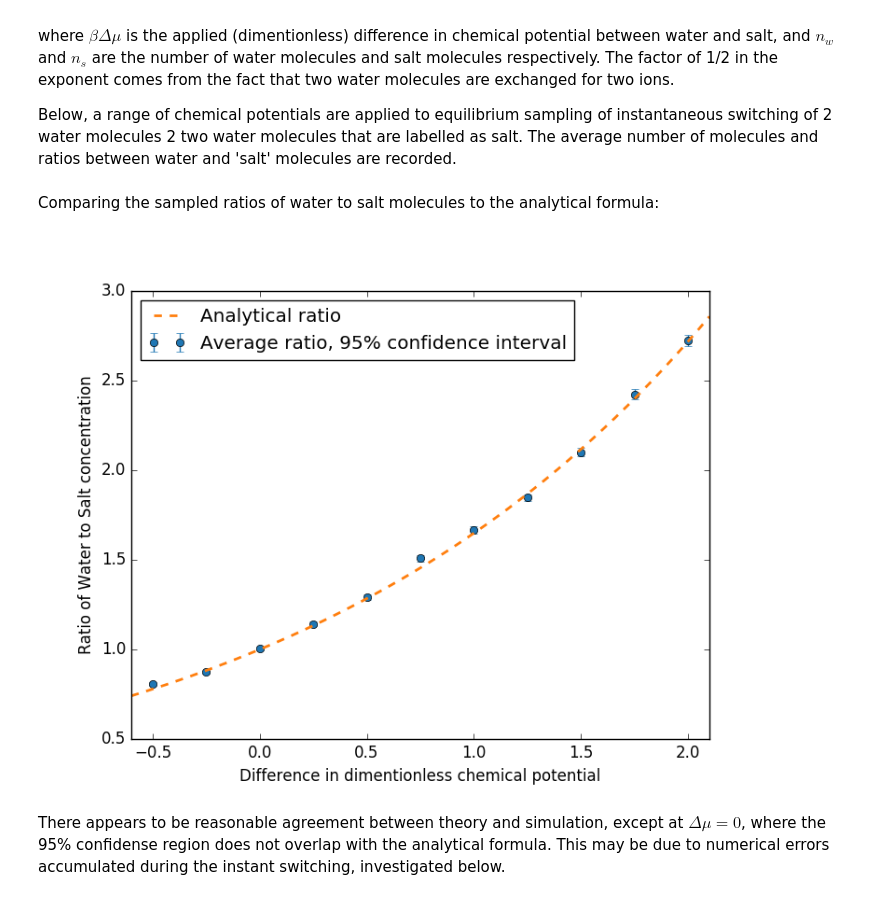
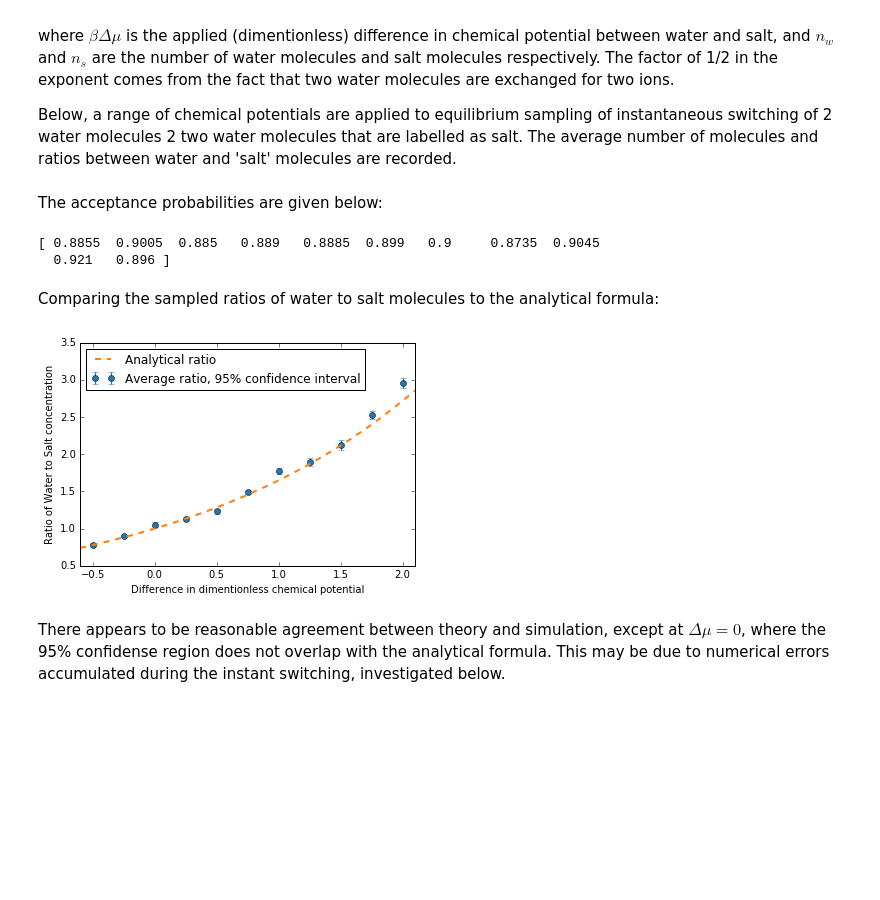
Before and after one commit to choderalab/saltswap, a Jupyter notebook: IdealMixing/IdealMixing.ipynb, the cells around one changed output. Cells and saved outputs as stored; diff of their text form; code cells hidden in the pictures; blank space fills up the shorter version.

```diff
--- a/IdealMixing/IdealMixing.ipynb
+++ b/IdealMixing/IdealMixing.ipynb
@@ -55,18 +56,22 @@ where $\beta\Delta \mu$ is the applied (dimentionless) difference in chemical po
 Below, a range of chemical potentials are applied to equilibrium sampling of instantaneous switching of 2 water molecules 2 two water molecules that are labelled as salt. The average number of molecules and ratios between water and 'salt' molecules are recorded.
 # %%
 mus = [-0.5, -0.25, 0, 0.25, 0.5, 0.75, 1.0, 1.25, 1.5, 1.75, 2] # The chemical potentials
+
+#mus = [0] # The chemical potentials
 
 r = np.zeros(len(mus))      # mean ratio of water to salt
 rstd = np.zeros(len(mus))   # standard deviation of water to salt
 w = np.zeros(len(mus))      # mean number of waters
 s = np.zeros(len(mus))      # mean number of salt pairs
+acc_inst = np.zeros(len(mus))    # array to store acceptance rates
 
-Nsamps=500         # The mean number of samples per chemical potential
+#Nsamps=500         # The mean number of samples per chemical potential
+Nsamps = 200
 
 for i in range(len(mus)):
     dummystate = MCMCSampler(wbox.system,wbox.topology,wbox.positions,delta_chem=mus[i])
-    dummystate.saltswap.cation_parameters = state.saltswap.water_parameters
-    dummystate.saltswap.anion_parameters = state.saltswap.water_parameters
+    dummystate.saltswap.cation_parameters = dummystate.saltswap.water_parameters
+    dummystate.saltswap.anion_parameters = dummystate.saltswap.water_parameters
     Nwats = []
     Nsalts = []
     ratio = []
@@ -79,28 +84,35 @@ for i in range(len(mus)):
     w[i] = (np.array(Nwats)/Nmols).mean()
     s[i] = (np.array(Nsalts)/Nmols).mean()
     ratio = np.array(ratio)
-    r[i] = ratio[100:].mean()
-    rstd[i] = ratio[100:].std()
+    r[i] = ratio[50:].mean()
+    rstd[i] = ratio[50:].std()
+    acc_inst[i] = dummystate.saltswap.getAcceptanceProbability()
+# %% [markdown]
+The acceptance probabilities are given below:
+# %%
+print acc_inst
+# %% [output]
+[ 0.8855  0.9005  0.885   0.889   0.8885  0.899   0.9     0.8735  0.9045
+  0.921   0.896 ]
 # %% [markdown]
 Comparing the sampled ratios of water to salt molecules to the analytical formula:
 # %%
 mus = np.array(mus)
 delta = 0.1
 xlims = (mus[0]-delta,mus[-1]+delta)
 x = np.linspace(xlims[0],xlims[1])
 
 plt.clf()
 plt.errorbar(mus,r,yerr=2*rstd/np.sqrt(Nsamps),fmt='o',color=tableau4[0])
 plt.plot(x,np.exp(np.array(x)/2), 'r--',linewidth=2,color=tableau4[3])
 #plt.plot(mus,w/s,color=tableau4[1])
 plt.xlim(xlims)
 #plt.ylim((0.75,3))
 plt.xlabel('Difference in dimentionless chemical potential')
 plt.ylabel('Ratio of Water to Salt concentration')
 plt.legend(['Analytical ratio','Average ratio, 95% confidence interval'],loc=2)
-plt.savefig('RatioComparison.png',format='png')
-Image('RatioComparison.png')
+plt.show()
 # %% [output]
-[figure, old version]
+[figure, new version]
 # %% [markdown]
 There appears to be reasonable agreement between theory and simulation, except at $\Delta \mu =0$, where the 95% confidense region does not overlap with the analytical formula. This may be due to numerical errors accumulated during the instant switching, investigated below.
```
Also changed, not shown: parts of 19 cells of this notebook, 3 other files.
